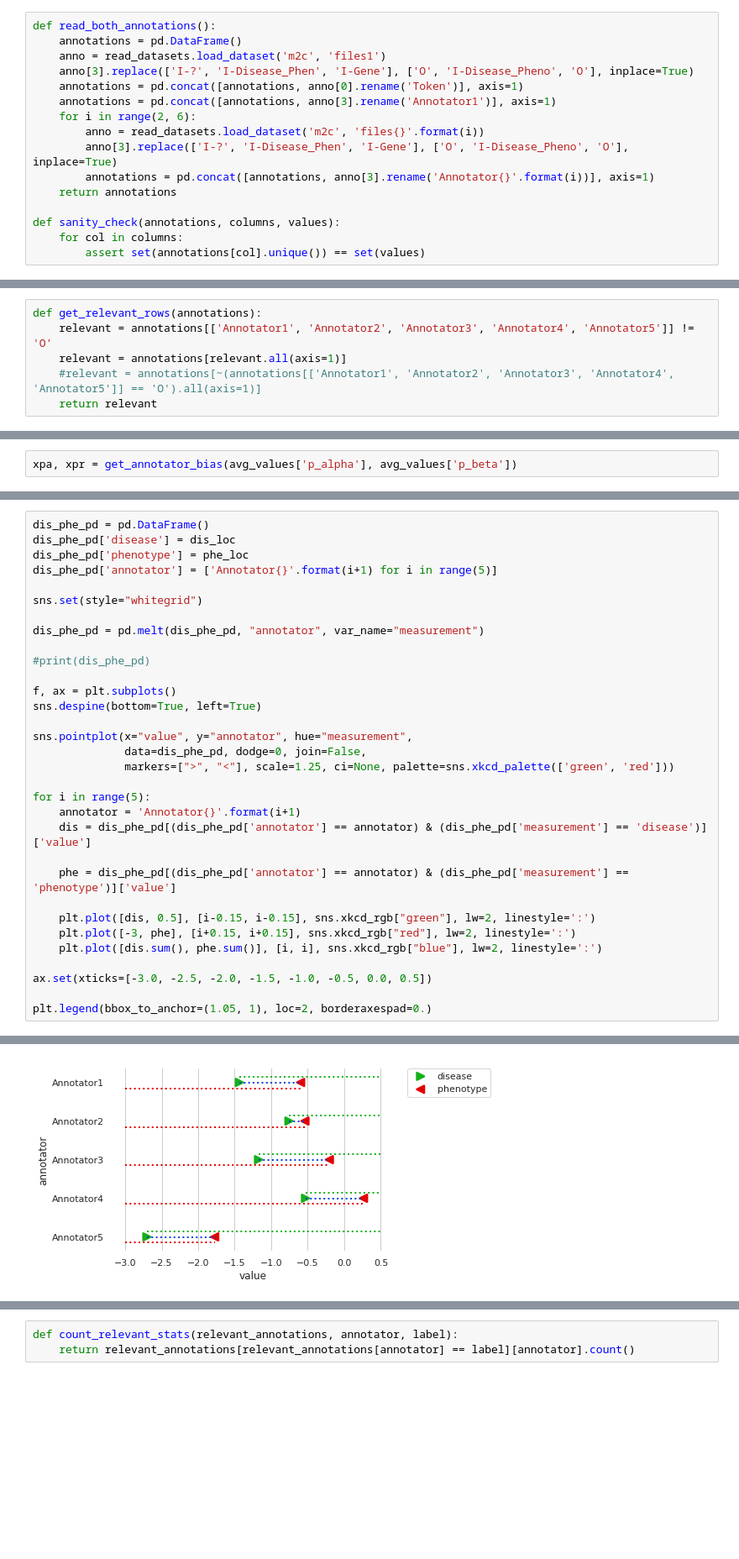
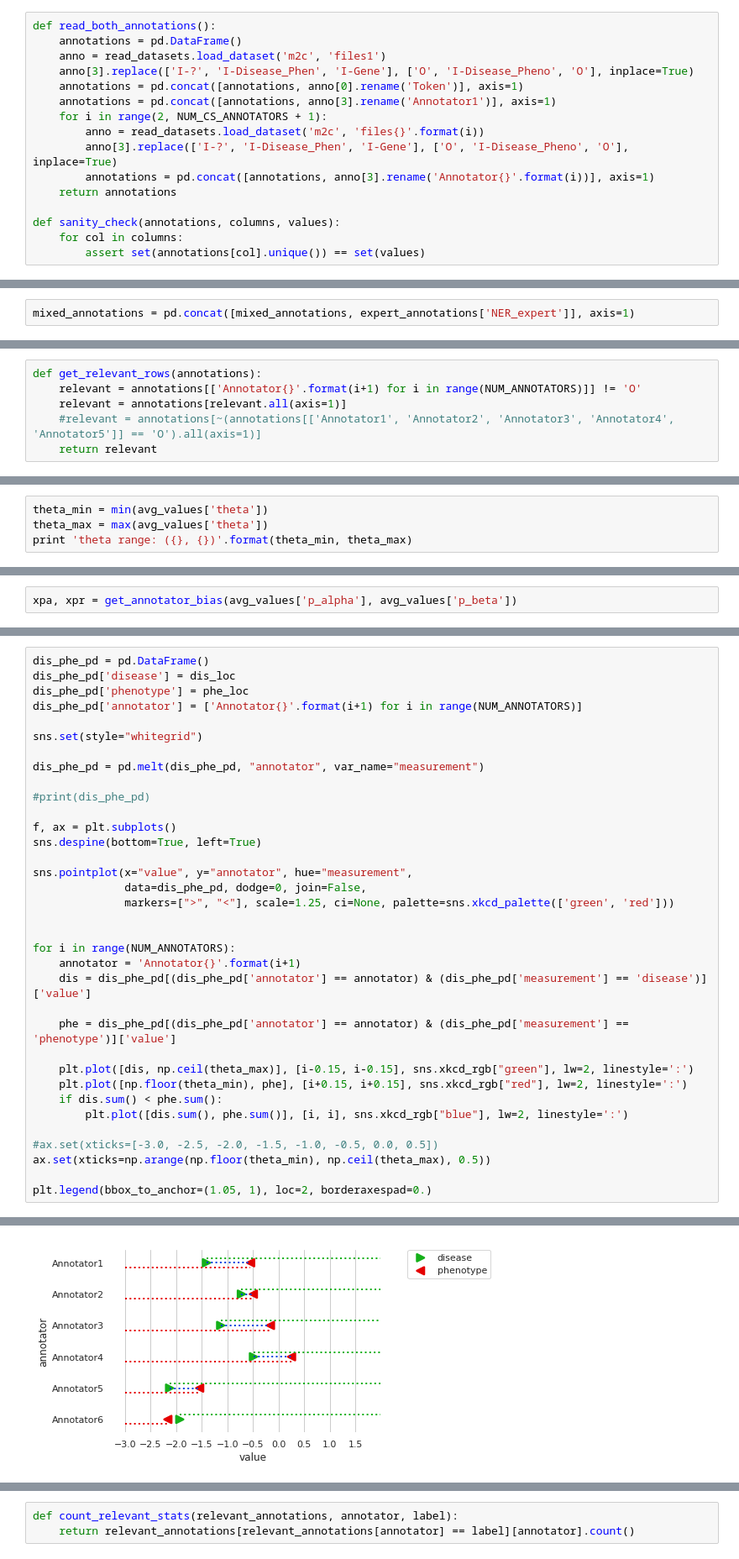
Before and after one commit to AkshitaB/scripps, a Jupyter notebook: graphical/IdealPoint.ipynb, the cells around one changed output, grey strips where cells are left out. Shown at 84% size. Saved outputs shown, nothing was run; the diff lists cells and outputs as text; blank space fills up the shorter version.

Commit message:
more plots, cleaned names for annotators

```diff
--- a/graphical/IdealPoint.ipynb
+++ b/graphical/IdealPoint.ipynb
@@ -62,7 +94,7 @@ def read_both_annotations():
     anno[3].replace(['I-?', 'I-Disease_Phen', 'I-Gene'], ['O', 'I-Disease_Pheno', 'O'], inplace=True)
     annotations = pd.concat([annotations, anno[0].rename('Token')], axis=1)
     annotations = pd.concat([annotations, anno[3].rename('Annotator1')], axis=1)
-    for i in range(2, 6):
+    for i in range(2, NUM_CS_ANNOTATORS + 1):
         anno = read_datasets.load_dataset('m2c', 'files{}'.format(i))
         anno[3].replace(['I-?', 'I-Disease_Phen', 'I-Gene'], ['O', 'I-Disease_Pheno', 'O'], inplace=True)
         annotations = pd.concat([annotations, anno[3].rename('Annotator{}'.format(i))], axis=1)
@@ -76,0 +109,2 @@ sanity_check(mixed_annotations, ['Annotator1', 'Annotator2', 'Annotator3', 'Anno
+# %%
+mixed_annotations = pd.concat([mixed_annotations, expert_annotations['NER_expert']], axis=1)
@@ -78,7 +133,7 @@ sanity_check(mixed_annotations, ['Annotator1', 'Annotator2', 'Annotator3', 'Anno
 # Filter relevant rows
 # %%
 def get_relevant_rows(annotations):
-    relevant = annotations[['Annotator1', 'Annotator2', 'Annotator3', 'Annotator4', 'Annotator5']] != 'O'
+    relevant = annotations[['Annotator{}'.format(i+1) for i in range(NUM_ANNOTATORS)]] != 'O'
     relevant = annotations[relevant.all(axis=1)]
     #relevant = annotations[~(annotations[['Annotator1', 'Annotator2', 'Annotator3', 'Annotator4', 'Annotator5']] == 'O').all(axis=1)]
     return relevant
@@ -271,0 +344,4 @@ theta range: (-2.26642735378, 1.28777400413)
+# %%
+theta_min = min(avg_values['theta'])
+theta_max = max(avg_values['theta'])
+print 'theta range: ({}, {})'.format(theta_min, theta_max)
@@ -441,35 +552,38 @@ plt.legend(bbox_to_anchor=(1.05, 1), loc=2, borderaxespad=0.)
 # %%
 dis_phe_pd = pd.DataFrame()
 dis_phe_pd['disease'] = dis_loc
 dis_phe_pd['phenotype'] = phe_loc
-dis_phe_pd['annotator'] = ['Annotator{}'.format(i+1) for i in range(5)]
+dis_phe_pd['annotator'] = ['Annotator{}'.format(i+1) for i in range(NUM_ANNOTATORS)]
 
 sns.set(style="whitegrid")
 
 dis_phe_pd = pd.melt(dis_phe_pd, "annotator", var_name="measurement")
 
 #print(dis_phe_pd)
 
 f, ax = plt.subplots()
 sns.despine(bottom=True, left=True)
 
 sns.pointplot(x="value", y="annotator", hue="measurement",
               data=dis_phe_pd, dodge=0, join=False,
               markers=[">", "<"], scale=1.25, ci=None, palette=sns.xkcd_palette(['green', 'red']))
 
-for i in range(5):
+
+for i in range(NUM_ANNOTATORS):
     annotator = 'Annotator{}'.format(i+1)
     dis = dis_phe_pd[(dis_phe_pd['annotator'] == annotator) & (dis_phe_pd['measurement'] == 'disease')]['value']
 
     phe = dis_phe_pd[(dis_phe_pd['annotator'] == annotator) & (dis_phe_pd['measurement'] == 'phenotype')]['value']
 
-    plt.plot([dis, 0.5], [i-0.15, i-0.15], sns.xkcd_rgb["green"], lw=2, linestyle=':')
-    plt.plot([-3, phe], [i+0.15, i+0.15], sns.xkcd_rgb["red"], lw=2, linestyle=':')
-    plt.plot([dis.sum(), phe.sum()], [i, i], sns.xkcd_rgb["blue"], lw=2, linestyle=':')
+    plt.plot([dis, np.ceil(theta_max)], [i-0.15, i-0.15], sns.xkcd_rgb["green"], lw=2, linestyle=':')
+    plt.plot([np.floor(theta_min), phe], [i+0.15, i+0.15], sns.xkcd_rgb["red"], lw=2, linestyle=':')
+    if dis.sum() < phe.sum():
+        plt.plot([dis.sum(), phe.sum()], [i, i], sns.xkcd_rgb["blue"], lw=2, linestyle=':')
 
-ax.set(xticks=[-3.0, -2.5, -2.0, -1.5, -1.0, -0.5, 0.0, 0.5])
+#ax.set(xticks=[-3.0, -2.5, -2.0, -1.5, -1.0, -0.5, 0.0, 0.5])
+ax.set(xticks=np.arange(np.floor(theta_min), np.ceil(theta_max), 0.5))
 
 plt.legend(bbox_to_anchor=(1.05, 1), loc=2, borderaxespad=0.)
 # %% [output]
 <matplotlib.legend.Legend at 0x...>
-[figure, old version]
+[figure, new version]
```
Also changed, not shown: parts of 35 cells of this notebook, 2 other files.
